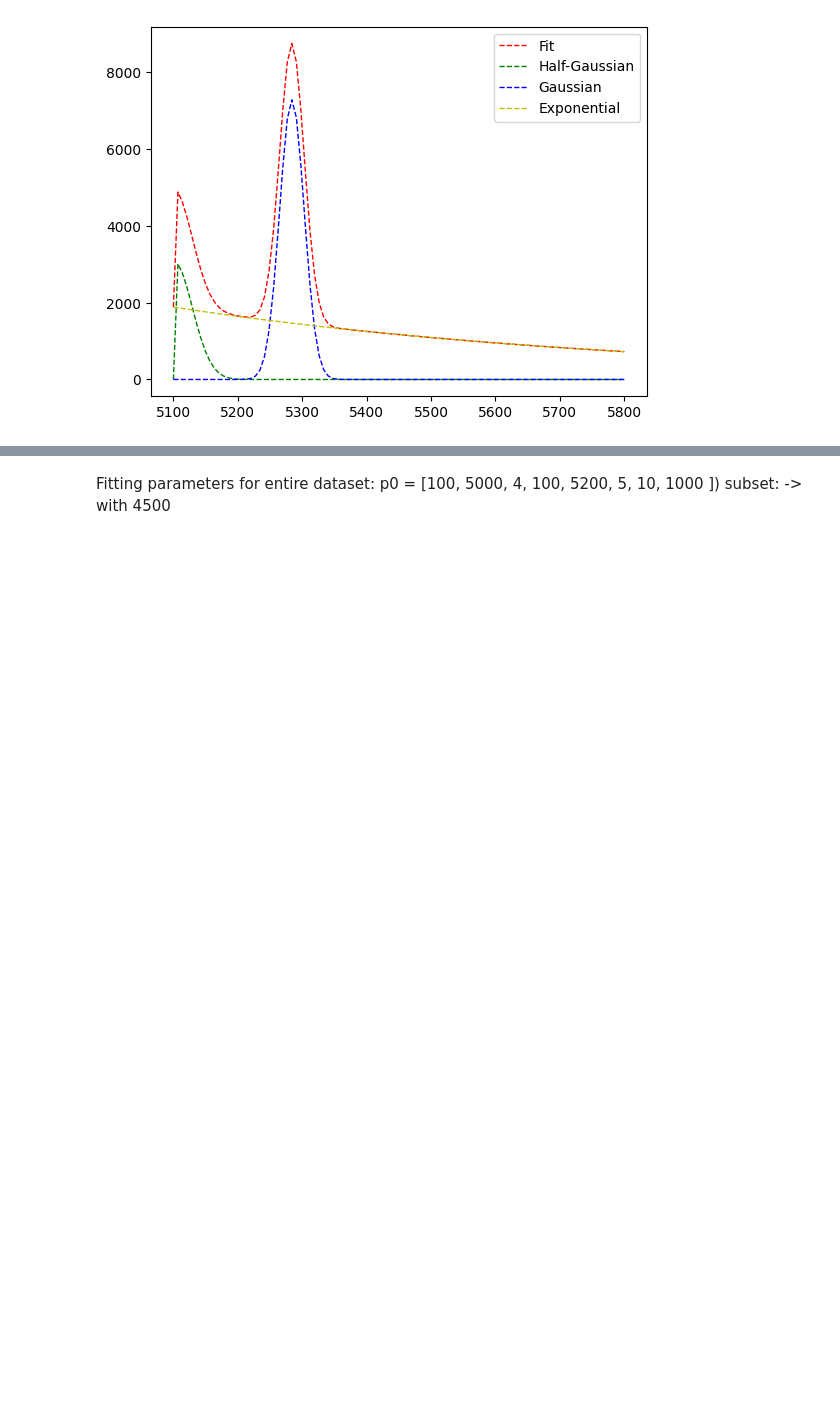
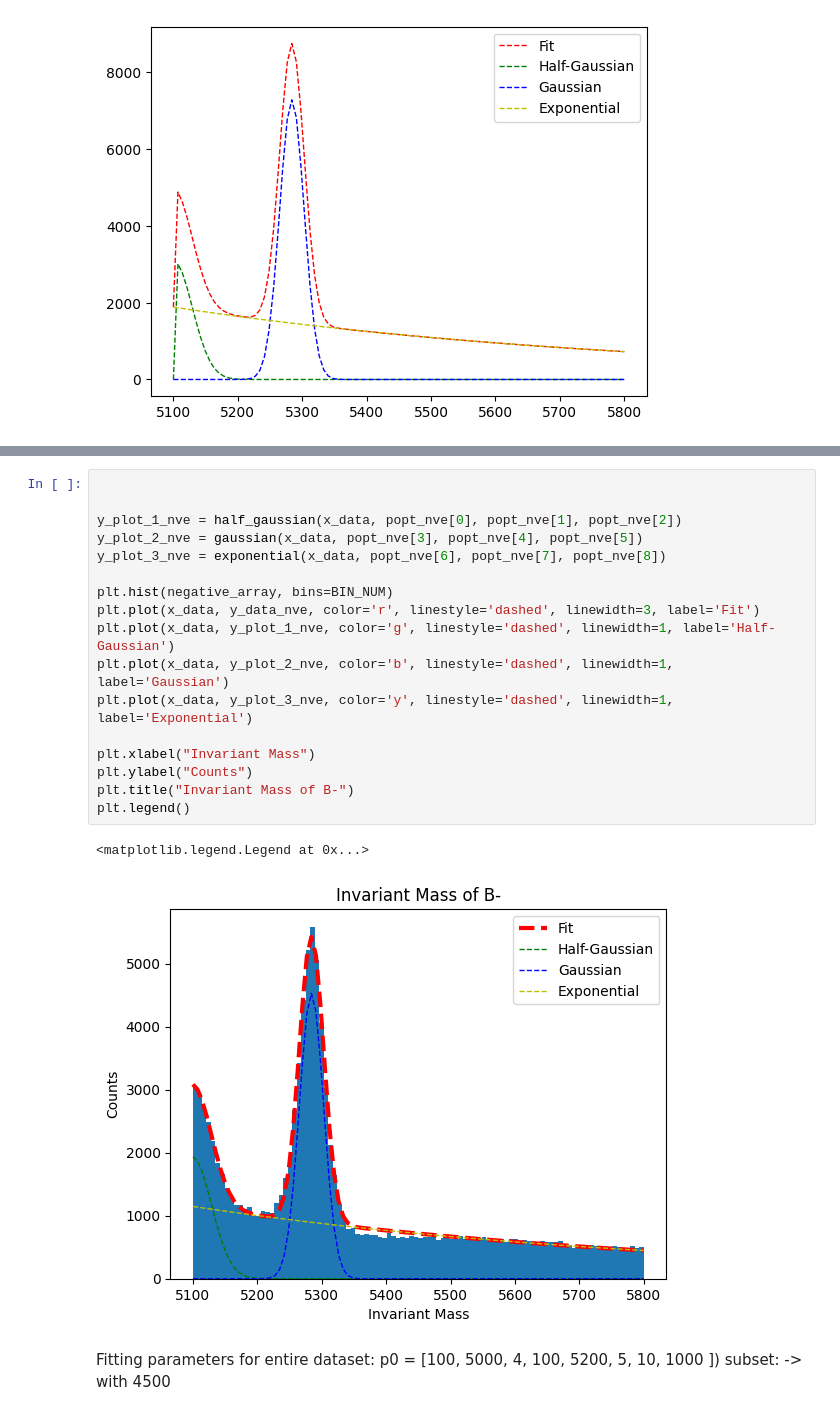
Before and after one commit to aavashsubedi/labs_yr3, a Jupyter notebook: matter_antimatter/aavash.ipynb, the cells around one changed output, grey strips where cells are left out. Cells and saved outputs as stored; diff of their text form; blank space fills up the shorter version.

```diff
--- a/matter_antimatter/aavash.ipynb
+++ b/matter_antimatter/aavash.ipynb
@@ -381,3 +433,23 @@ plt.plot(x_data, y_plot_3, 'y-', label='fit')
+# %%
+
+
+y_plot_1_nve = half_gaussian(x_data, popt_nve[0], popt_nve[1], popt_nve[2])
+y_plot_2_nve = gaussian(x_data, popt_nve[3], popt_nve[4], popt_nve[5])
+y_plot_3_nve = exponential(x_data, popt_nve[6], popt_nve[7], popt_nve[8])
+
+plt.hist(negative_array, bins=BIN_NUM)
+plt.plot(x_data, y_data_nve, color='r', linestyle='dashed', linewidth=3, label='Fit')
+plt.plot(x_data, y_plot_1_nve, color='g', linestyle='dashed', linewidth=1, label='Half-Gaussian')
+plt.plot(x_data, y_plot_2_nve, color='b', linestyle='dashed', linewidth=1, label='Gaussian')
+plt.plot(x_data, y_plot_3_nve, color='y', linestyle='dashed', linewidth=1, label='Exponential')
+
+plt.xlabel("Invariant Mass")
+plt.ylabel("Counts")
+plt.title("Invariant Mass of B-")
+plt.legend()
+# %% [output]
+<matplotlib.legend.Legend at 0x...>
+[figure, added]
 # %% [markdown]
 Fitting parameters for entire dataset: p0 = [100, 5000, 4, 100, 5200, 5, 10, 1000 ])
 subset: -> with 4500
```
Also changed, not shown: parts of 11 cells of this notebook.
